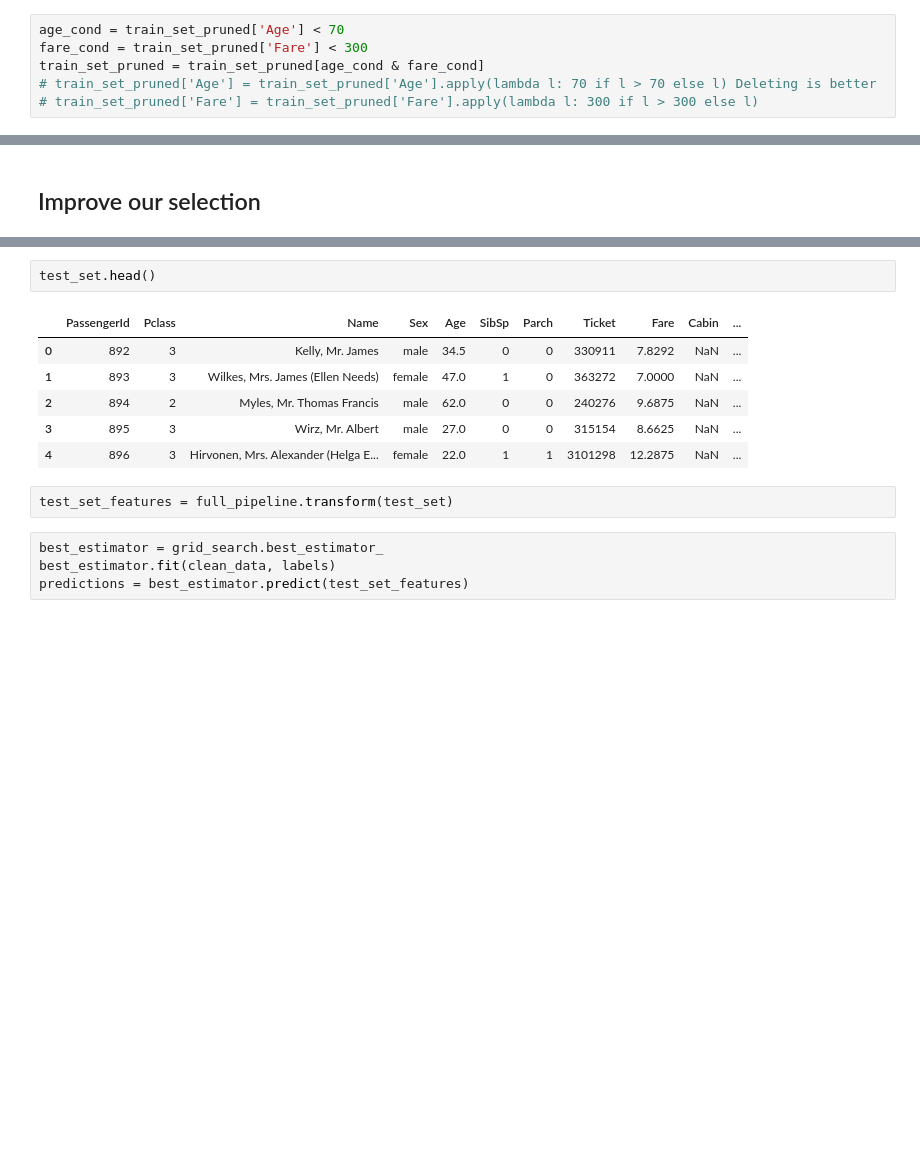
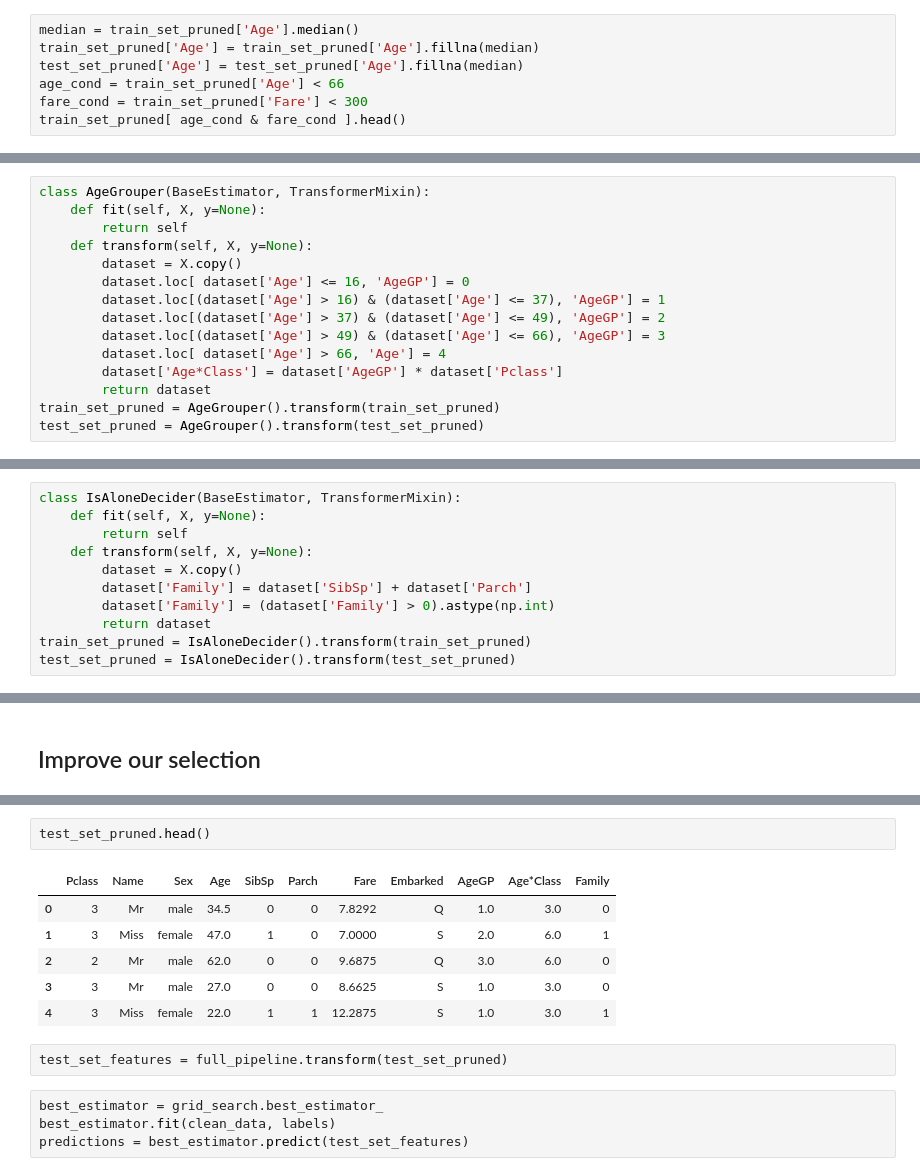
Before and after one commit to gsoosk/HandsonML, a Jupyter notebook: Titanic Disaster.ipynb, the cells around one changed output, grey strips where cells are left out. Drawn from its saved outputs; the diff is of its cells as text; blank space fills up the shorter version.

```diff
--- a/Titanic Disaster.ipynb
+++ b/Titanic Disaster.ipynb
@@ -201,8 +236,9 @@ titanic_died.plot(kind="scatter", x="Age", y="Fare",
 # %% [markdown]
 Know we can delete some datas with some threshold. Data with Age > 70 and Fare > 300 is useless.
-# %%
-age_cond = train_set_pruned['Age'] < 70
-fare_cond = train_set_pruned['Fare'] < 300
-train_set_pruned = train_set_pruned[age_cond & fare_cond]
-# train_set_pruned['Age'] = train_set_pruned['Age'].apply(lambda l: 70 if l > 70 else l) Deleting is better
-# train_set_pruned['Fare'] = train_set_pruned['Fare'].apply(lambda l: 300 if l > 300 else l)
+# %%
+median = train_set_pruned['Age'].median()
+train_set_pruned['Age'] = train_set_pruned['Age'].fillna(median)
+test_set_pruned['Age'] = test_set_pruned['Age'].fillna(median)
+age_cond = train_set_pruned['Age'] < 66
+fare_cond = train_set_pruned['Fare'] < 300
+train_set_pruned[ age_cond & fare_cond ].head()
@@ -208,0 +260,15 @@ train_set_pruned = train_set_pruned[age_cond & fare_cond]
+# %%
+class AgeGrouper(BaseEstimator, TransformerMixin):
+    def fit(self, X, y=None):
+        return self
+    def transform(self, X, y=None):
+        dataset = X.copy()
+        dataset.loc[ dataset['Age'] <= 16, 'AgeGP'] = 0
+        dataset.loc[(dataset['Age'] > 16) & (dataset['Age'] <= 37), 'AgeGP'] = 1
+        dataset.loc[(dataset['Age'] > 37) & (dataset['Age'] <= 49), 'AgeGP'] = 2
+        dataset.loc[(dataset['Age'] > 49) & (dataset['Age'] <= 66), 'AgeGP'] = 3
+        dataset.loc[ dataset['Age'] > 66, 'Age'] = 4
+        dataset['Age*Class'] = dataset['AgeGP'] * dataset['Pclass']
+        return dataset
+train_set_pruned = AgeGrouper().transform(train_set_pruned)
+test_set_pruned = AgeGrouper().transform(test_set_pruned)
@@ -209,3 +277,14 @@ train_set_pruned = train_set_pruned[age_cond & fare_cond]
+# %%
+class IsAloneDecider(BaseEstimator, TransformerMixin):
+    def fit(self, X, y=None):
+        return self
+    def transform(self, X, y=None):
+        dataset = X.copy()
+        dataset['Family'] = dataset['SibSp'] + dataset['Parch']
+        dataset['Family'] = (dataset['Family'] > 0).astype(np.int)
+        return dataset
+train_set_pruned = IsAloneDecider().transform(train_set_pruned)
+test_set_pruned = IsAloneDecider().transform(test_set_pruned)
 # %% [markdown]
 #### Some Tips
 * As you see pclass doesn't mean less fare!
@@ -444,14 +550,14 @@ grid_search.best_score_
 # %%
-test_set.head()
+test_set_pruned.head()
 # %% [output]
-|  | PassengerId | Pclass | Name | Sex | Age | SibSp | Parch | Ticket | Fare | Cabin | ... |
-| 0 | 892 | 3 | Kelly, Mr. James | male | 34.5 | 0 | 0 | 330911 | 7.8292 | NaN | ... |
-| 1 | 893 | 3 | Wilkes, Mrs. James (Ellen Needs) | female | 47.0 | 1 | 0 | 363272 | 7.0000 | NaN | ... |
-| 2 | 894 | 2 | Myles, Mr. Thomas Francis | male | 62.0 | 0 | 0 | 240276 | 9.6875 | NaN | ... |
-| 3 | 895 | 3 | Wirz, Mr. Albert | male | 27.0 | 0 | 0 | 315154 | 8.6625 | NaN | ... |
-| 4 | 896 | 3 | Hirvonen, Mrs. Alexander (Helga E... | female | 22.0 | 1 | 1 | 3101298 | 12.2875 | NaN | ... |
+|  | Pclass | Name | Sex | Age | SibSp | Parch | Fare | Embarked | AgeGP | Age*Class | Family |
+| 0 | 3 | Mr | male | 34.5 | 0 | 0 | 7.8292 | Q | 1.0 | 3.0 | 0 |
+| 1 | 3 | Miss | female | 47.0 | 1 | 0 | 7.0000 | S | 2.0 | 6.0 | 1 |
+| 2 | 2 | Mr | male | 62.0 | 0 | 0 | 9.6875 | Q | 3.0 | 6.0 | 0 |
+| 3 | 3 | Mr | male | 27.0 | 0 | 0 | 8.6625 | S | 1.0 | 3.0 | 0 |
+| 4 | 3 | Miss | female | 22.0 | 1 | 1 | 12.2875 | S | 1.0 | 3.0 | 1 |
 # %%
-test_set_features = full_pipeline.transform(test_set)
+test_set_features = full_pipeline.transform(test_set_pruned)
 # %%
 best_estimator = grid_search.best_estimator_
 best_estimator.fit(clean_data, labels)
```
Also changed, not shown: parts of 36 cells of this notebook, 1 other file.
